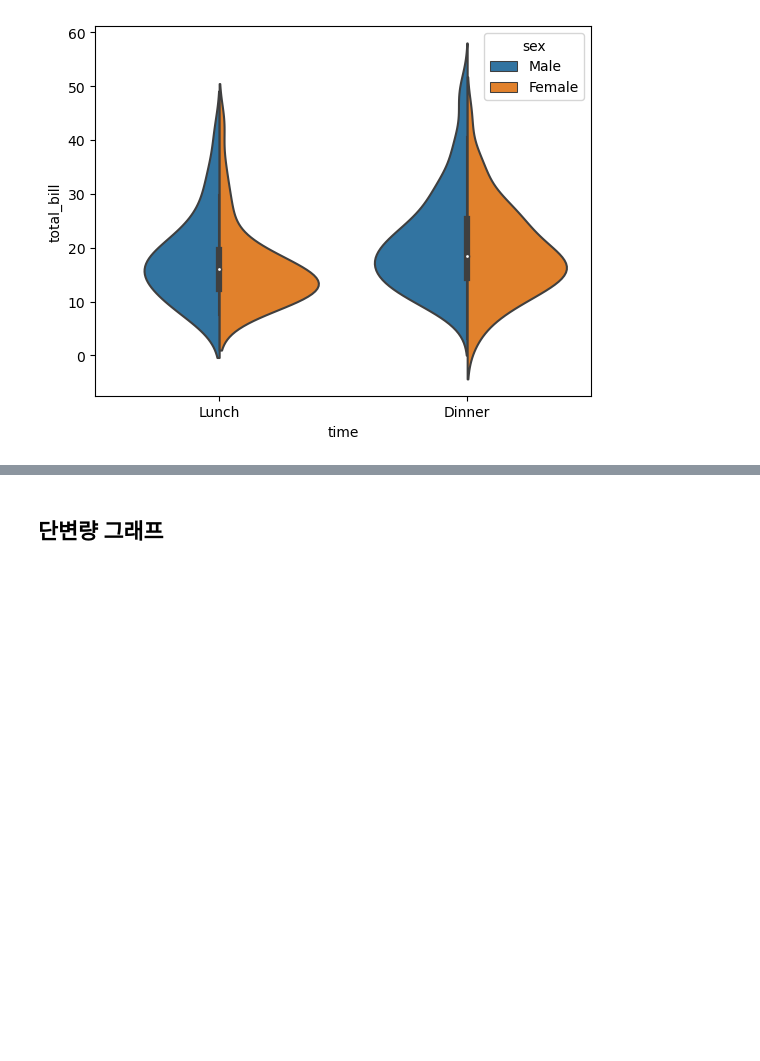
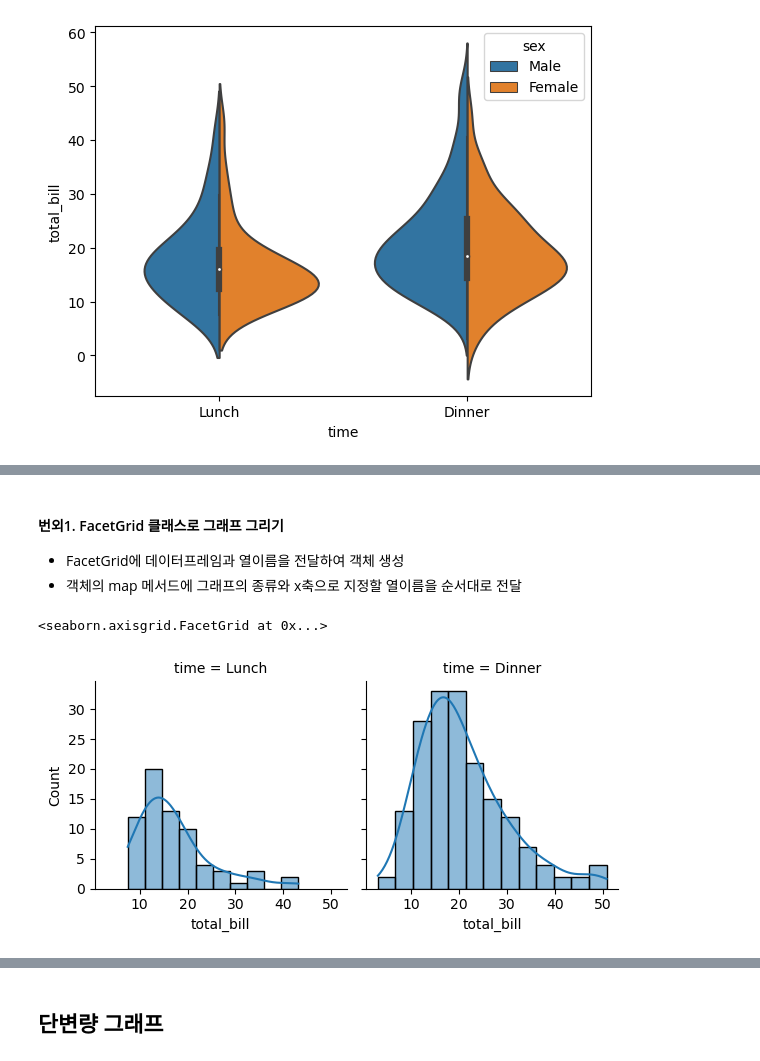
Before and after one commit to minimini9951/Python-Study, a Jupyter notebook: Do it Pandas.ipynb, the cells around one changed output, grey strips where cells are left out. Cells and saved outputs as stored; diff of their text form; code cells hidden in the pictures; blank space fills up the shorter version.

```diff
--- a/Do it Pandas.ipynb
+++ b/Do it Pandas.ipynb
@@ -220,0 +252,12 @@ ax = sns.violinplot(x='time', y='total_bill', hue='sex', data=tips, split=True)
+# %% [markdown]
+#### 번외1. FacetGrid 클래스로 그래프 그리기
+- FacetGrid에 데이터프레임과 열이름을 전달하여 객체 생성
+- 객체의 map 메서드에 그래프의 종류와 x축으로 지정할 열이름을 순서대로 전달
+# %%
+# FacetGrid에 데이터프레임과 열이름을 전달하여 객체 생성
+facet = sns.FacetGrid(tips, col='time')
+# 객체의 map 메서드에 그래프의 종류와 x축으로 지정할 열이름을 순서대로 전달
+facet.map(sns.histplot, 'total_bill', kde=True)
+# %% [output]
+<seaborn.axisgrid.FacetGrid at 0x...>
+[figure, added]
```
Also changed, not shown: parts of 27 cells of this notebook.
